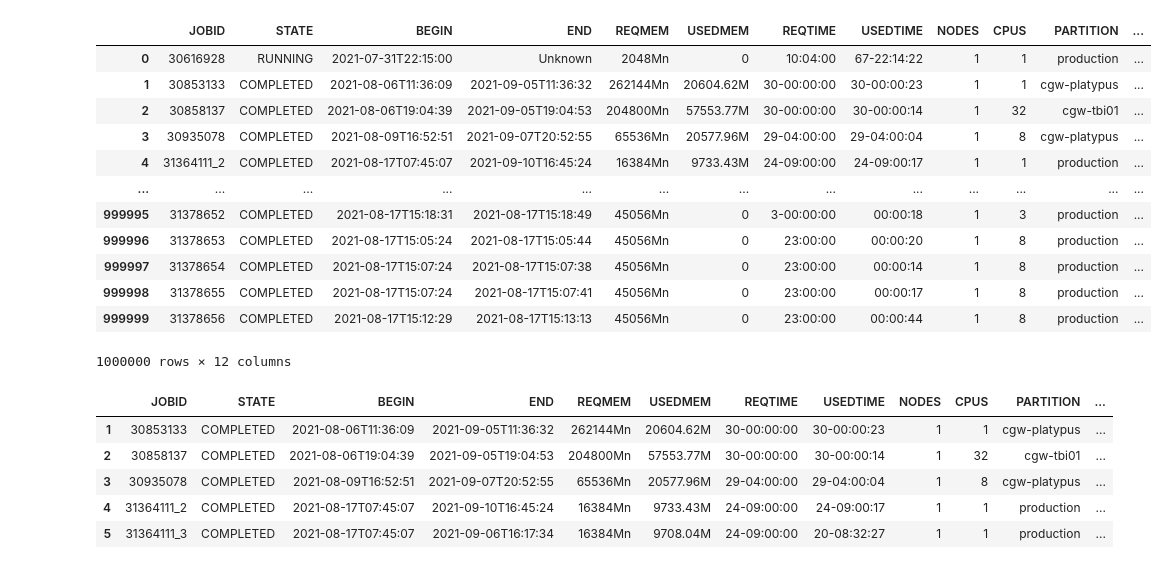
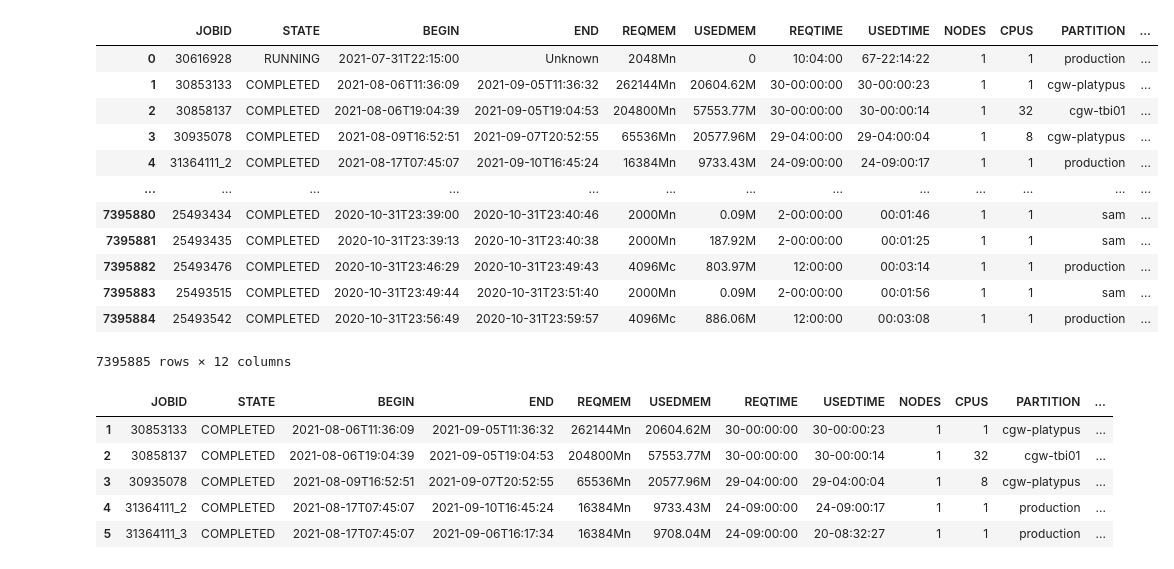
Before and after one commit to nss-data-science-cohort-5/accre-mr-goodbar, a Jupyter notebook: notebooks/fullsample_data_parse.ipynb, the cells around one changed output. Cells and saved outputs as stored; diff of their text form; code cells hidden in the pictures.

```diff
--- a/notebooks/fullsample_data_parse.ipynb
+++ b/notebooks/fullsample_data_parse.ipynb
@@ -9,22 +9,22 @@ from datetime import datetime, timedelta
 import statsmodels.api as sm
 import seaborn as sns
 # %%
-jobs = pd.read_csv('../data/fullsample.csv', nrows=1000000)
+jobs = pd.read_csv('../data/fullsample.csv')
 jobs
 # %% [output]
 |  | JOBID | STATE | BEGIN | END | REQMEM | USEDMEM | REQTIME | USEDTIME | NODES | CPUS | PARTITION | ... |
 | 0 | 30616928 | RUNNING | 2021-07-31T22:15:00 | Unknown | 2048Mn | 0 | 10:04:00 | 67-22:14:22 | 1 | 1 | production | ... |
 | 1 | 30853133 | COMPLETED | 2021-08-06T11:36:09 | 2021-09-05T11:36:32 | 262144Mn | 20604.62M | 30-00:00:00 | 30-00:00:23 | 1 | 1 | cgw-platypus | ... |
 | 2 | 30858137 | COMPLETED | 2021-08-06T19:04:39 | 2021-09-05T19:04:53 | 204800Mn | 57553.77M | 30-00:00:00 | 30-00:00:14 | 1 | 32 | cgw-tbi01 | ... |
 | 3 | 30935078 | COMPLETED | 2021-08-09T16:52:51 | 2021-09-07T20:52:55 | 65536Mn | 20577.96M | 29-04:00:00 | 29-04:00:04 | 1 | 8 | cgw-platypus | ... |
 | 4 | 31364111_2 | COMPLETED | 2021-08-17T07:45:07 | 2021-09-10T16:45:24 | 16384Mn | 9733.43M | 24-09:00:00 | 24-09:00:17 | 1 | 1 | production | ... |
 | ... | ... | ... | ... | ... | ... | ... | ... | ... | ... | ... | ... | ... |
-| 999995 | 31378652 | COMPLETED | 2021-08-17T15:18:31 | 2021-08-17T15:18:49 | 45056Mn | 0 | 3-00:00:00 | 00:00:18 | 1 | 3 | production | ... |
-| 999996 | 31378653 | COMPLETED | 2021-08-17T15:05:24 | 2021-08-17T15:05:44 | 45056Mn | 0 | 23:00:00 | 00:00:20 | 1 | 8 | production | ... |
-| 999997 | 31378654 | COMPLETED | 2021-08-17T15:07:24 | 2021-08-17T15:07:38 | 45056Mn | 0 | 23:00:00 | 00:00:14 | 1 | 8 | production | ... |
-| 999998 | 31378655 | COMPLETED | 2021-08-17T15:07:24 | 2021-08-17T15:07:41 | 45056Mn | 0 | 23:00:00 | 00:00:17 | 1 | 8 | production | ... |
-| 999999 | 31378656 | COMPLETED | 2021-08-17T15:12:29 | 2021-08-17T15:13:13 | 45056Mn | 0 | 23:00:00 | 00:00:44 | 1 | 8 | production | ... |
+| 7395880 | 25493434 | COMPLETED | 2020-10-31T23:39:00 | 2020-10-31T23:40:46 | 2000Mn | 0.09M | 2-00:00:00 | 00:01:46 | 1 | 1 | sam | ... |
+| 7395881 | 25493435 | COMPLETED | 2020-10-31T23:39:13 | 2020-10-31T23:40:38 | 2000Mn | 187.92M | 2-00:00:00 | 00:01:25 | 1 | 1 | sam | ... |
+| 7395882 | 25493476 | COMPLETED | 2020-10-31T23:46:29 | 2020-10-31T23:49:43 | 4096Mc | 803.97M | 12:00:00 | 00:03:14 | 1 | 1 | production | ... |
+| 7395883 | 25493515 | COMPLETED | 2020-10-31T23:49:44 | 2020-10-31T23:51:40 | 2000Mn | 0.09M | 2-00:00:00 | 00:01:56 | 1 | 1 | sam | ... |
+| 7395884 | 25493542 | COMPLETED | 2020-10-31T23:56:49 | 2020-10-31T23:59:57 | 4096Mc | 886.06M | 12:00:00 | 00:03:08 | 1 | 1 | production | ... |
-1000000 rows × 12 columns
+7395885 rows × 12 columns
 # %%
 jobs = jobs.drop(jobs[jobs['END'] == 'Unknown'].index)
 jobs = jobs[jobs['EXITCODE'] == '0:0']
```
Also changed, not shown: parts of 10 cells of this notebook.
